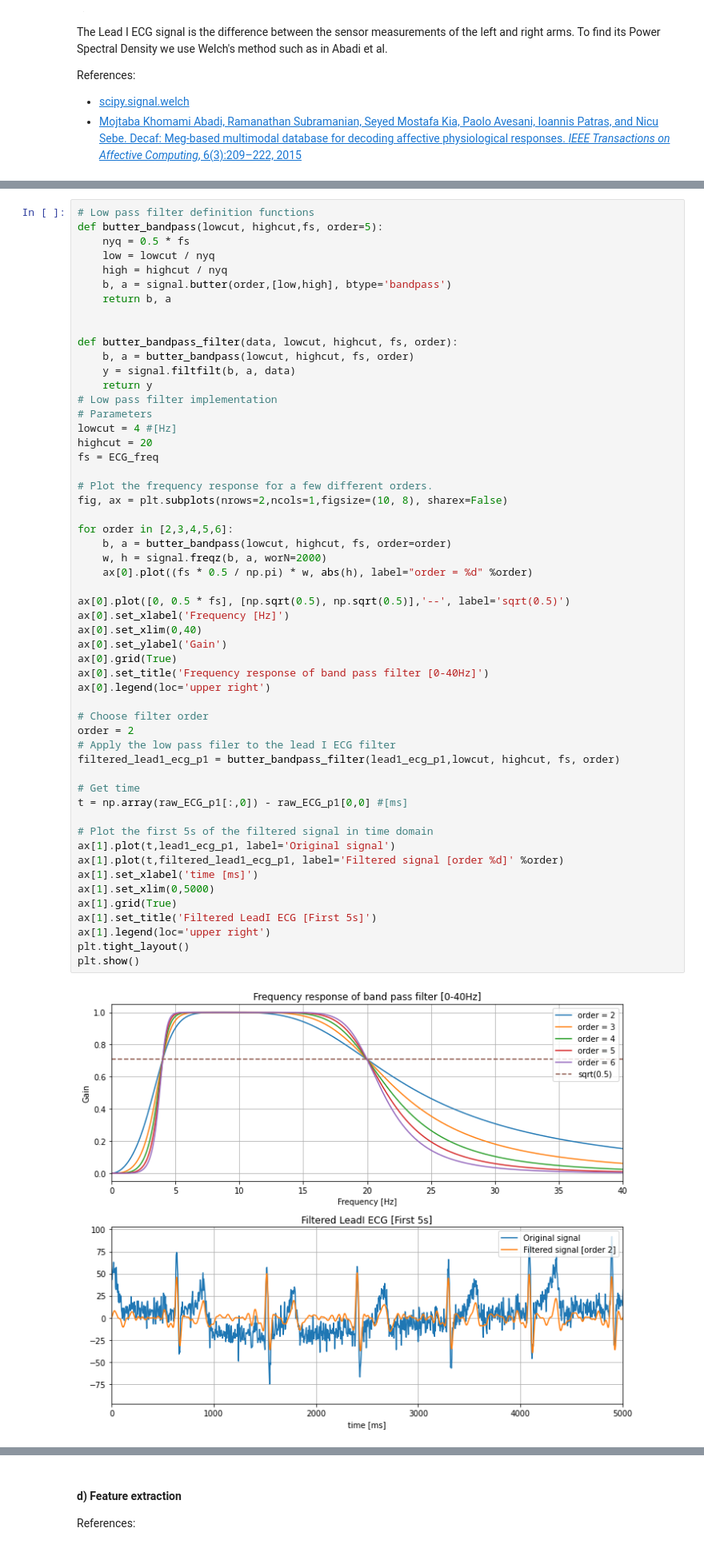
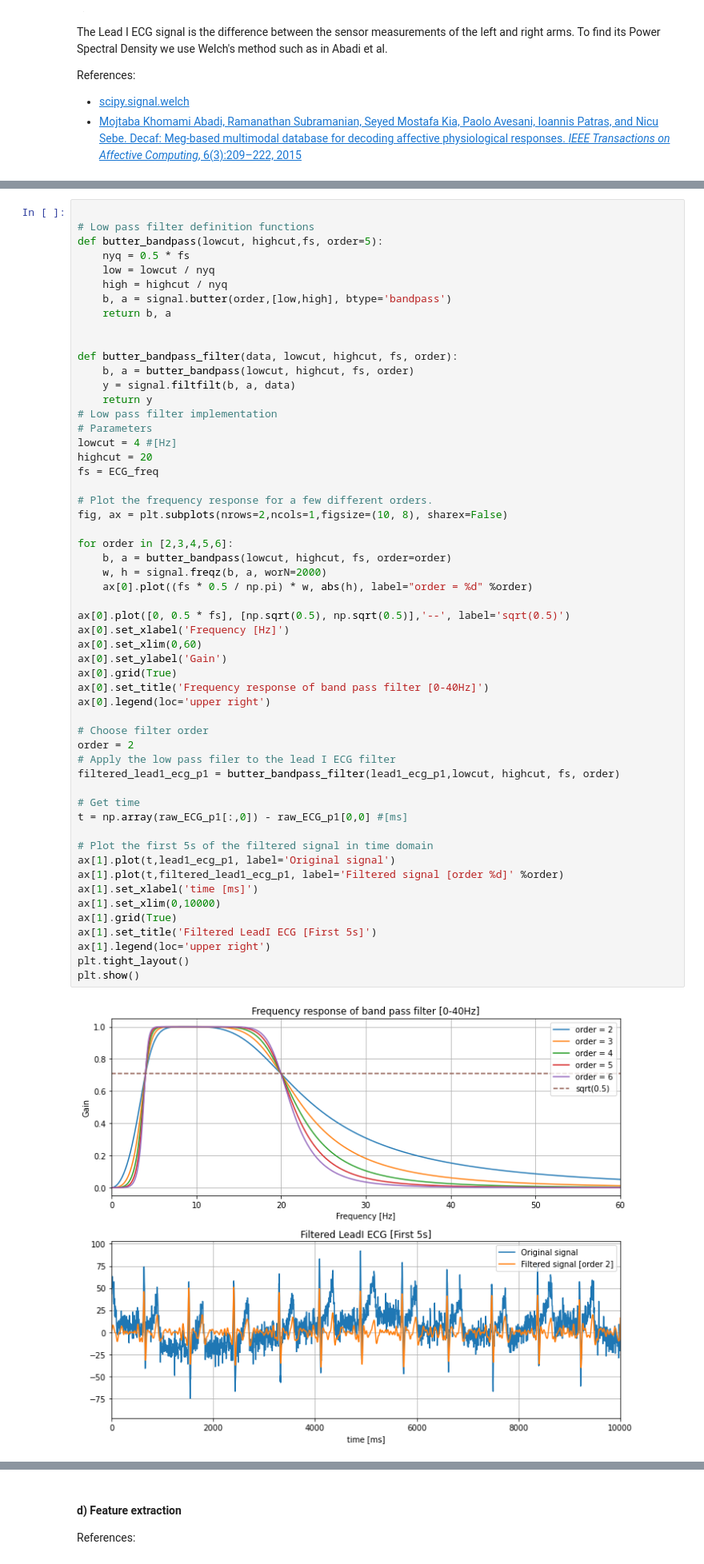
Before and after one commit to massimoalbarello/ubi-comp, a Jupyter notebook: project_2/project_2.ipynb, the cells around one changed output, grey strips where cells are left out. Shown: that part at 80% size. Drawn from its saved outputs; the diff is of its cells as text.

```diff
--- a/project_2/project_2.ipynb
+++ b/project_2/project_2.ipynb
@@ -64,6 +60,7 @@ References:
 * [scipy.signal.butter](https://docs.scipy.org/doc/scipy/reference/generated/scipy.signal.butter.html)
 * [scipy repository on github](https://scipy.github.io/old-wiki/pages/Cookbook/ButterworthBandpass)
 # %%
+
 # Low pass filter definition functions
 def butter_bandpass(lowcut, highcut,fs, order=5):
     nyq = 0.5 * fs
@@ -89,33 +86,33 @@ fig, ax = plt.subplots(nrows=2,ncols=1,figsize=(10, 8), sharex=False)
 for order in [2,3,4,5,6]:
     b, a = butter_bandpass(lowcut, highcut, fs, order=order)
     w, h = signal.freqz(b, a, worN=2000)
     ax[0].plot((fs * 0.5 / np.pi) * w, abs(h), label="order = %d" %order)
 
 ax[0].plot([0, 0.5 * fs], [np.sqrt(0.5), np.sqrt(0.5)],'--', label='sqrt(0.5)')
 ax[0].set_xlabel('Frequency [Hz]')
-ax[0].set_xlim(0,40)
+ax[0].set_xlim(0,60)
 ax[0].set_ylabel('Gain')
 ax[0].grid(True)
 ax[0].set_title('Frequency response of band pass filter [0-40Hz]')
 ax[0].legend(loc='upper right')
 
 # Choose filter order
 order = 2
 # Apply the low pass filer to the lead I ECG filter
 filtered_lead1_ecg_p1 = butter_bandpass_filter(lead1_ecg_p1,lowcut, highcut, fs, order)
 
 # Get time
 t = np.array(raw_ECG_p1[:,0]) - raw_ECG_p1[0,0] #[ms]
 
 # Plot the first 5s of the filtered signal in time domain
 ax[1].plot(t,lead1_ecg_p1, label='Original signal')
 ax[1].plot(t,filtered_lead1_ecg_p1, label='Filtered signal [order %d]' %order)
 ax[1].set_xlabel('time [ms]')
-ax[1].set_xlim(0,5000)
+ax[1].set_xlim(0,10000)
 ax[1].grid(True)
 ax[1].set_title('Filtered LeadI ECG [First 5s]')
 ax[1].legend(loc='upper right')
 plt.tight_layout()
 plt.show()
 # %% [output]
-[figure, old version]
+[figure, new version]
```
Also changed, not shown: parts of 8 cells of this notebook.
